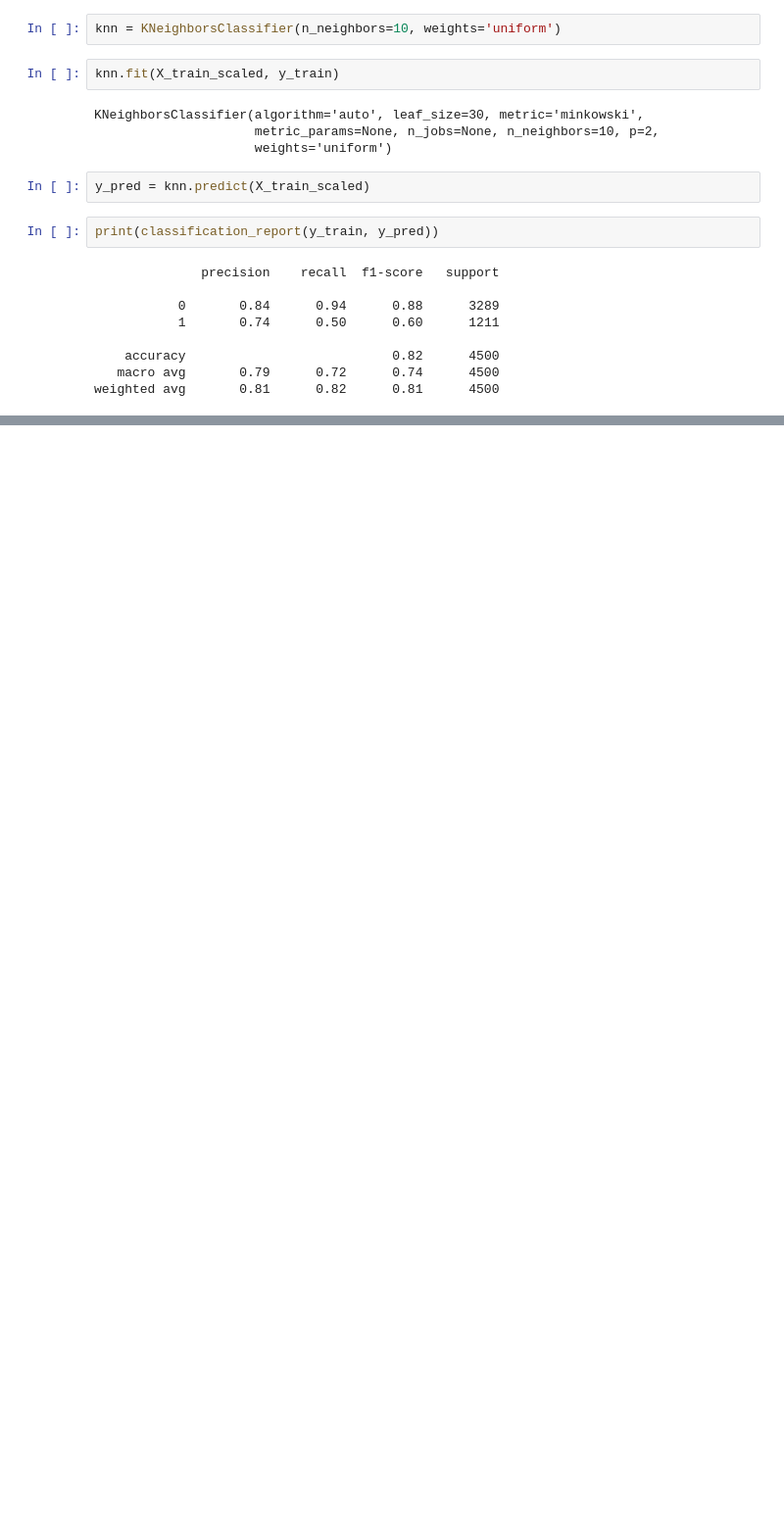
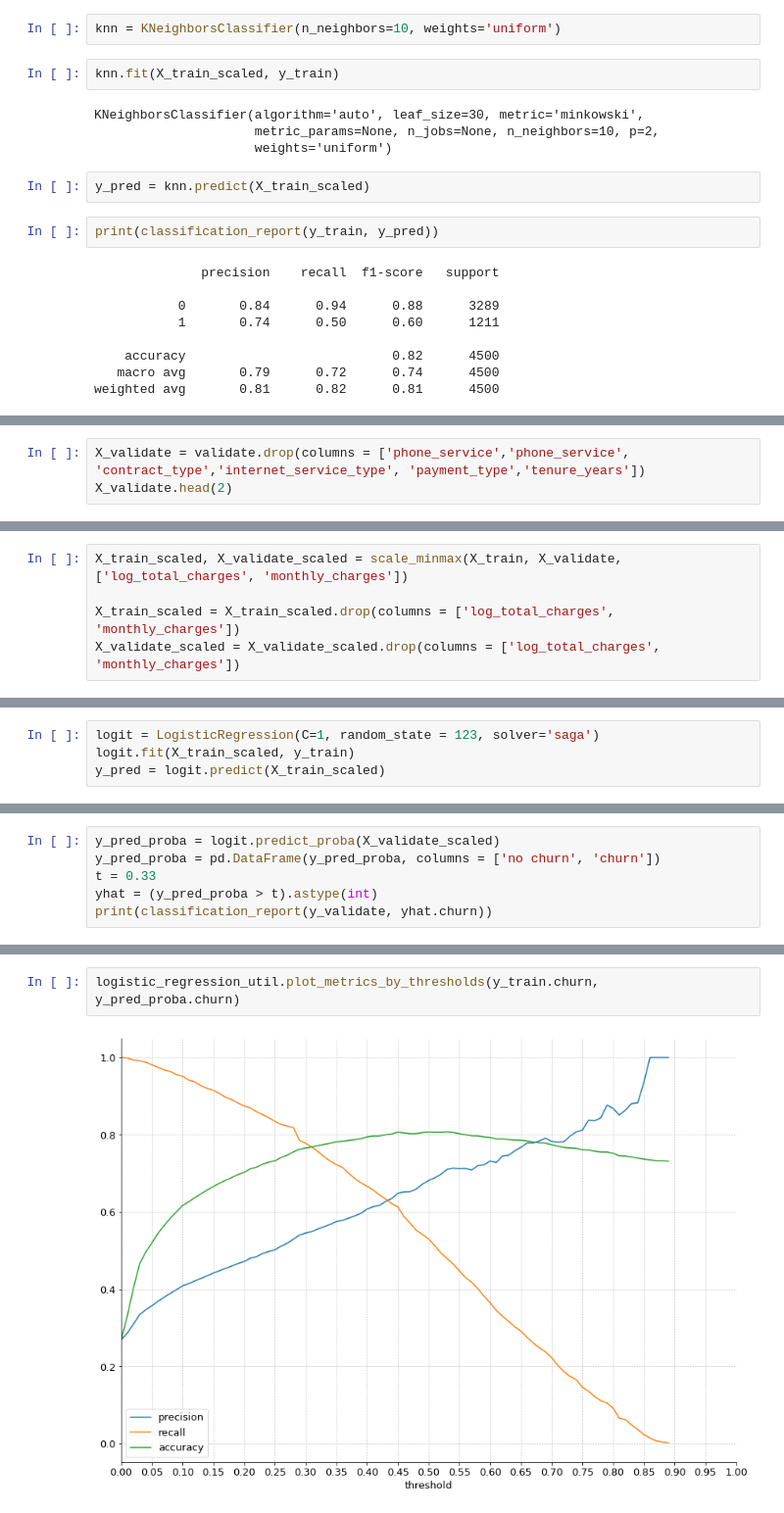
Before and after one commit to ravinder79/Telco_Churn, a Jupyter notebook: Telco_churn_ravinder.ipynb, the cells around one changed output, grey strips where cells are left out. Shown at 98% size. Drawn from its saved outputs; the diff is of its cells as text; blank space fills up the shorter version.

```diff
--- a/Telco_churn_ravinder.ipynb
+++ b/Telco_churn_ravinder.ipynb
@@ -831,0 +914,3 @@ util.plot_k_vs_f1-score(X_train_scaled, y_train, X_validate_scaled, y_validate)
+# %%
+X_validate = validate.drop(columns = ['phone_service','phone_service', 'contract_type','internet_service_type', 'payment_type','tenure_years'])
+X_validate.head(2)
@@ -831,0 +922,5 @@ util.plot_k_vs_f1-score(X_train_scaled, y_train, X_validate_scaled, y_validate)
+# %%
+X_train_scaled, X_validate_scaled = scale_minmax(X_train, X_validate, ['log_total_charges', 'monthly_charges'])
+
+X_train_scaled = X_train_scaled.drop(columns = ['log_total_charges', 'monthly_charges'])
+X_validate_scaled = X_validate_scaled.drop(columns = ['log_total_charges', 'monthly_charges'])
@@ -831,0 +934,4 @@ util.plot_k_vs_f1-score(X_train_scaled, y_train, X_validate_scaled, y_validate)
+# %%
+logit = LogisticRegression(C=1, random_state = 123, solver='saga')
+logit.fit(X_train_scaled, y_train)
+y_pred = logit.predict(X_train_scaled)
@@ -831,0 +949,6 @@ util.plot_k_vs_f1-score(X_train_scaled, y_train, X_validate_scaled, y_validate)
+# %%
+y_pred_proba = logit.predict_proba(X_validate_scaled)
+y_pred_proba = pd.DataFrame(y_pred_proba, columns = ['no churn', 'churn'])
+t = 0.33
+yhat = (y_pred_proba > t).astype(int)
+print(classification_report(y_validate, yhat.churn))
@@ -831,0 +986,4 @@ util.plot_k_vs_f1-score(X_train_scaled, y_train, X_validate_scaled, y_validate)
+# %%
+logistic_regression_util.plot_metrics_by_thresholds(y_train.churn, y_pred_proba.churn)
+# %% [output]
+[figure, added]
```
Also changed, not shown: parts of 36 cells of this notebook.
